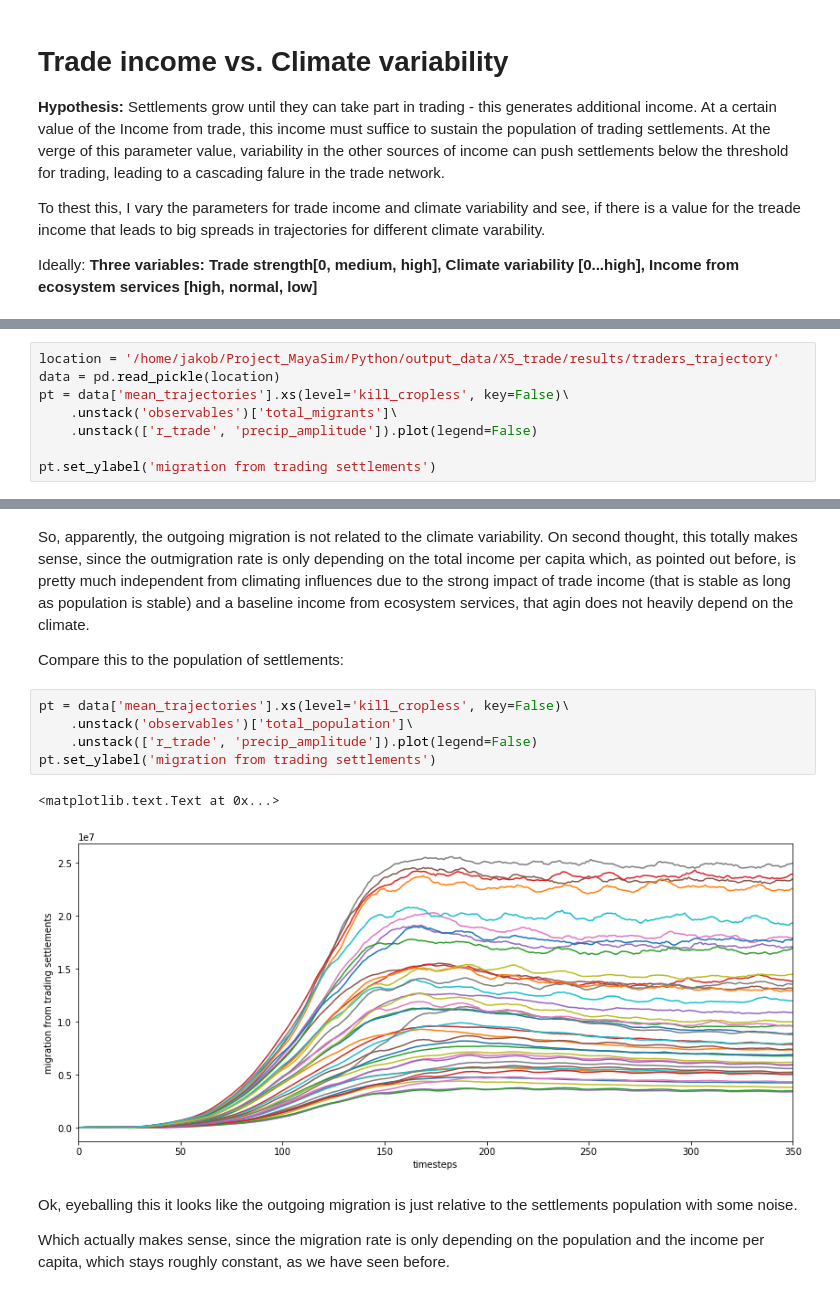
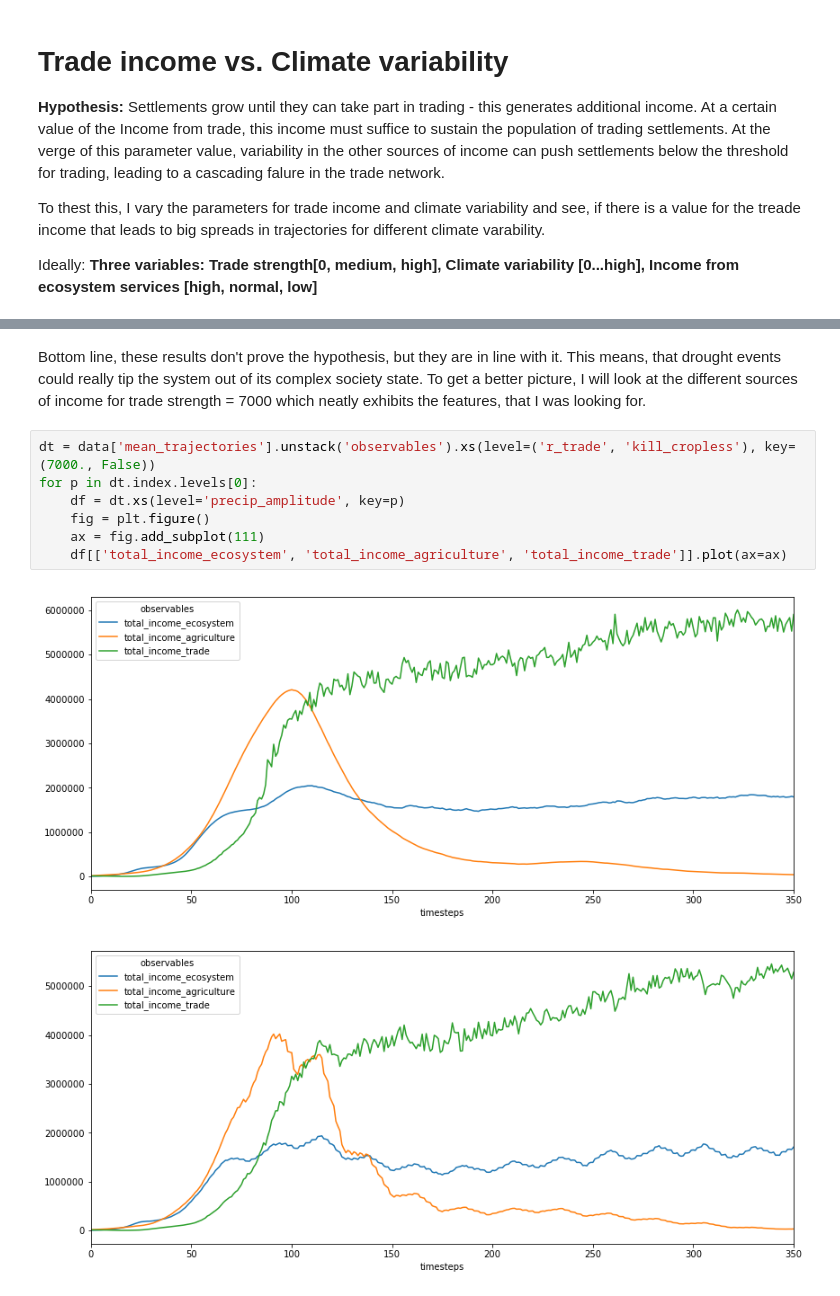
Before and after one commit to jakobkolb/Mayasim, a Jupyter notebook: Evaluation_Notebooks/X5_trade_vs_precipitation_with_better_ecosystem_services.ipynb, the cells around one changed output, grey strips where cells are left out. Saved outputs shown, nothing was run; the diff lists cells and outputs as text.

```diff
--- a/Evaluation_Notebooks/X5_trade_vs_precipitation_with_better_ecosystem_services.ipynb
+++ b/Evaluation_Notebooks/X5_trade_vs_precipitation_with_better_ecosystem_services.ipynb
@@ -118,8 +81,0 @@ One of them that I thought is especially interesting was the amount of outgoing
-# %%
-location = '/home/jakob/Project_MayaSim/Python/output_data/X5_trade/results/traders_trajectory'
-data = pd.read_pickle(location)
-pt = data['mean_trajectories'].xs(level='kill_cropless', key=False)\
-    .unstack('observables')['total_migrants']\
-    .unstack(['r_trade', 'precip_amplitude']).plot(legend=False)
-
-pt.set_ylabel('migration from trading settlements')
@@ -129,16 +82,13 @@ pt.set_ylabel('migration from trading settlements')
-# %% [markdown]
-So, apparently, the outgoing migration is not related to the climate variability. On second thought, this totally makes sense, since the outmigration rate is only depending on the total income per capita which, as pointed out before, is pretty much independent from climating influences due to the strong impact of trade income (that is stable as long as population is stable) and a baseline income from ecosystem services, that agin does not heavily depend on the climate.
-
-Compare this to the population of settlements:
-# %%
-pt = data['mean_trajectories'].xs(level='kill_cropless', key=False)\
-    .unstack('observables')['total_population']\
-    .unstack(['r_trade', 'precip_amplitude']).plot(legend=False)
-pt.set_ylabel('migration from trading settlements')
-# %% [output]
-<matplotlib.text.Text at 0x...>
-[figure, removed]
-# %% [markdown]
-Ok, eyeballing this it looks like the outgoing migration is just relative to the settlements population with some noise.
-
-Which actually makes sense, since the migration rate is only depending on the population and the income per capita, which stays roughly constant, as we have seen before.
+# %% [markdown]
+Bottom line, these results don't prove the hypothesis, but they are in line with it. This means, that drought events could really tip the system out of its complex society state.
+To get a better picture, I will look at the different sources of income for trade strength = 7000 which neatly exhibits the features, that I was looking for.
+# %%
+dt = data['mean_trajectories'].unstack('observables').xs(level=('r_trade', 'kill_cropless'), key=(7000., False))
+for p in dt.index.levels[0]:
+    df = dt.xs(level='precip_amplitude', key=p)
+    fig = plt.figure()
+    ax = fig.add_subplot(111)
+    df[['total_income_ecosystem', 'total_income_agriculture', 'total_income_trade']].plot(ax=ax)
+# %% [output]
+[figure, added]
+[figure, added]
```
Also changed, not shown: parts of 11 cells of this notebook, 1 other file.
